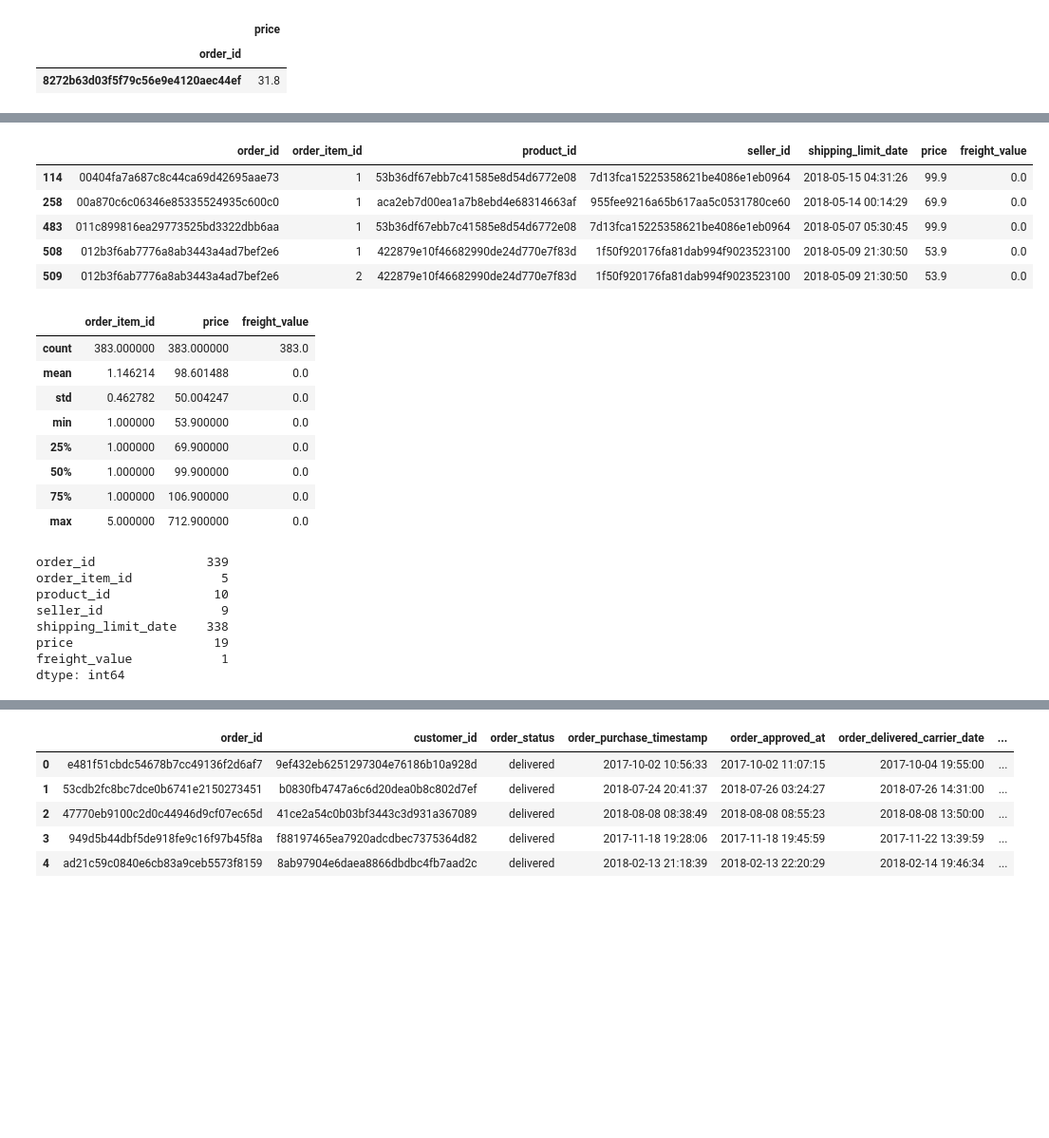
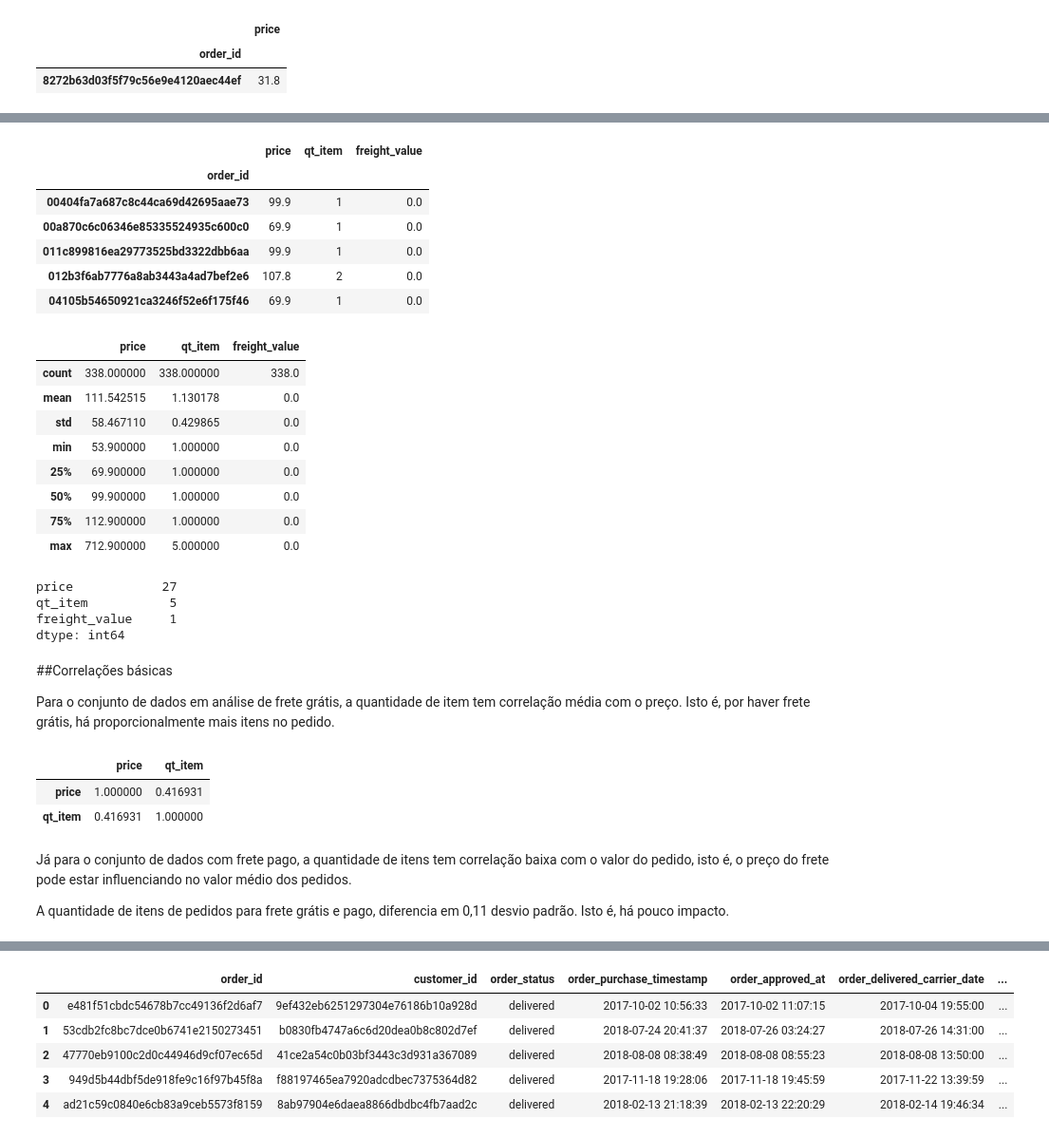
Before and after one commit to itimes-digital/olist_analise, a Jupyter notebook: olist_analise_de_negocio.ipynb, the cells around one changed output, grey strips where cells are left out. Shown: that part at 95% size. Drawn from its saved outputs; the diff is of its cells as text; code cells hidden in the pictures; blank space fills up the shorter version.

```diff
--- a/olist_analise_de_negocio.ipynb
+++ b/olist_analise_de_negocio.ipynb
@@ -260,7 +259,7 @@ ds_pedido_itens.tail()
 | 112648 | fffe18544ffabc95dfada21779c9644f | 1 | 9c422a519119dcad7575db5af1ba540e | 2b3e4a2a3ea8e01938cabda2a3e5cc79 | 2017-08-21 00:04:32 | 55.99 | 8.72 |
 | 112649 | fffe41c64501cc87c801fd61db3f6244 | 1 | 350688d9dc1e75ff97be326363655e01 | f7ccf836d21b2fb1de37564105216cc1 | 2018-06-12 17:10:13 | 43.00 | 12.79 |
 # %%
-ds_pedido_itens_grupo = ds_pedido_itens.groupby("order_id").agg({"product_id": "nunique"})
+ds_pedido_itens_grupo = ds_pedido_itens.groupby("order_id").agg({"product_id": "count"})
 ds_pedido_itens_grupo.reset_index()
 # %% [output]
 |  | order_id | product_id |
@@ -377,3 +382,5 @@ ds_pedidos_itens_unicos.head()
+# %%
+ds_pedidos_itens_unicos = ds_pedidos_itens_unicos.rename(columns={"product_id": "qt_item"})
 # %%
 ds_pedidos_itens_unicos.query("order_id == '8272b63d03f5f79c56e9e4120aec44ef'")
 # %% [output]
@@ -480,33 +468,44 @@ ds_pedido_frete_pago.describe()
 # %%
-ds_pedido_frete_gratis = ds_pedido_itens.query('freight_value == 0.0')
+ds_pedido_frete_gratis = ds_pedidos_itens_unicos.query('freight_value == 0.0')
 ds_pedido_frete_gratis.head()
 # %% [output]
-|  | order_id | order_item_id | product_id | seller_id | shipping_limit_date | price | freight_value |
-| 114 | 00404fa7a687c8c44ca69d42695aae73 | 1 | 53b36df67ebb7c41585e8d54d6772e08 | 7d13fca15225358621be4086e1eb0964 | 2018-05-15 04:31:26 | 99.9 | 0.0 |
-| 258 | 00a870c6c06346e85335524935c600c0 | 1 | aca2eb7d00ea1a7b8ebd4e68314663af | 955fee9216a65b617aa5c0531780ce60 | 2018-05-14 00:14:29 | 69.9 | 0.0 |
-| 483 | 011c899816ea29773525bd3322dbb6aa | 1 | 53b36df67ebb7c41585e8d54d6772e08 | 7d13fca15225358621be4086e1eb0964 | 2018-05-07 05:30:45 | 99.9 | 0.0 |
-| 508 | 012b3f6ab7776a8ab3443a4ad7bef2e6 | 1 | 422879e10f46682990de24d770e7f83d | 1f50f920176fa81dab994f9023523100 | 2018-05-09 21:30:50 | 53.9 | 0.0 |
-| 509 | 012b3f6ab7776a8ab3443a4ad7bef2e6 | 2 | 422879e10f46682990de24d770e7f83d | 1f50f920176fa81dab994f9023523100 | 2018-05-09 21:30:50 | 53.9 | 0.0 |
+|  | price | qt_item | freight_value |
+| order_id |  |  |  |
+| 00404fa7a687c8c44ca69d42695aae73 | 99.9 | 1 | 0.0 |
+| 00a870c6c06346e85335524935c600c0 | 69.9 | 1 | 0.0 |
+| 011c899816ea29773525bd3322dbb6aa | 99.9 | 1 | 0.0 |
+| 012b3f6ab7776a8ab3443a4ad7bef2e6 | 107.8 | 2 | 0.0 |
+| 04105b54650921ca3246f52e6f175f46 | 69.9 | 1 | 0.0 |
 # %%
 ds_pedido_frete_gratis.describe()
 # %% [output]
-|  | order_item_id | price | freight_value |
-| count | 383.000000 | 383.000000 | 383.0 |
-| mean | 1.146214 | 98.601488 | 0.0 |
-| std | 0.462782 | 50.004247 | 0.0 |
-| min | 1.000000 | 53.900000 | 0.0 |
-| 25% | 1.000000 | 69.900000 | 0.0 |
-| 50% | 1.000000 | 99.900000 | 0.0 |
-| 75% | 1.000000 | 106.900000 | 0.0 |
-| max | 5.000000 | 712.900000 | 0.0 |
+|  | price | qt_item | freight_value |
+| count | 338.000000 | 338.000000 | 338.0 |
+| mean | 111.542515 | 1.130178 | 0.0 |
+| std | 58.467110 | 0.429865 | 0.0 |
+| min | 53.900000 | 1.000000 | 0.0 |
+| 25% | 69.900000 | 1.000000 | 0.0 |
+| 50% | 99.900000 | 1.000000 | 0.0 |
+| 75% | 112.900000 | 1.000000 | 0.0 |
+| max | 712.900000 | 5.000000 | 0.0 |
 # %%
 ds_pedido_frete_gratis.nunique()
 # %% [output]
-order_id               339
-order_item_id            5
-product_id              10
-seller_id                9
-shipping_limit_date    338
-price                   19
-freight_value            1
+price            27
+qt_item           5
+freight_value     1
 dtype: int64
+# %% [markdown]
+##Correlações básicas
+
+Para o conjunto de dados em análise de frete grátis, a quantidade de item tem correlação média com o preço. Isto é, por haver frete grátis, há proporcionalmente mais itens no pedido.
+# %%
+ds_pedido_frete_gratis[['price', 'qt_item']].corr()
+# %% [output]
+|  | price | qt_item |
+| price | 1.000000 | 0.416931 |
+| qt_item | 0.416931 | 1.000000 |
+# %% [markdown]
+Já para o conjunto de dados com frete pago, a quantidade de itens tem correlação baixa com o valor do pedido, isto é, o preço do frete pode estar influenciando no valor médio dos pedidos.
+
+A quantidade de itens de pedidos para frete grátis e pago, diferencia em 0,11 desvio padrão. Isto é, há pouco impacto.
```
Also changed, not shown: parts of 28 cells of this notebook.
